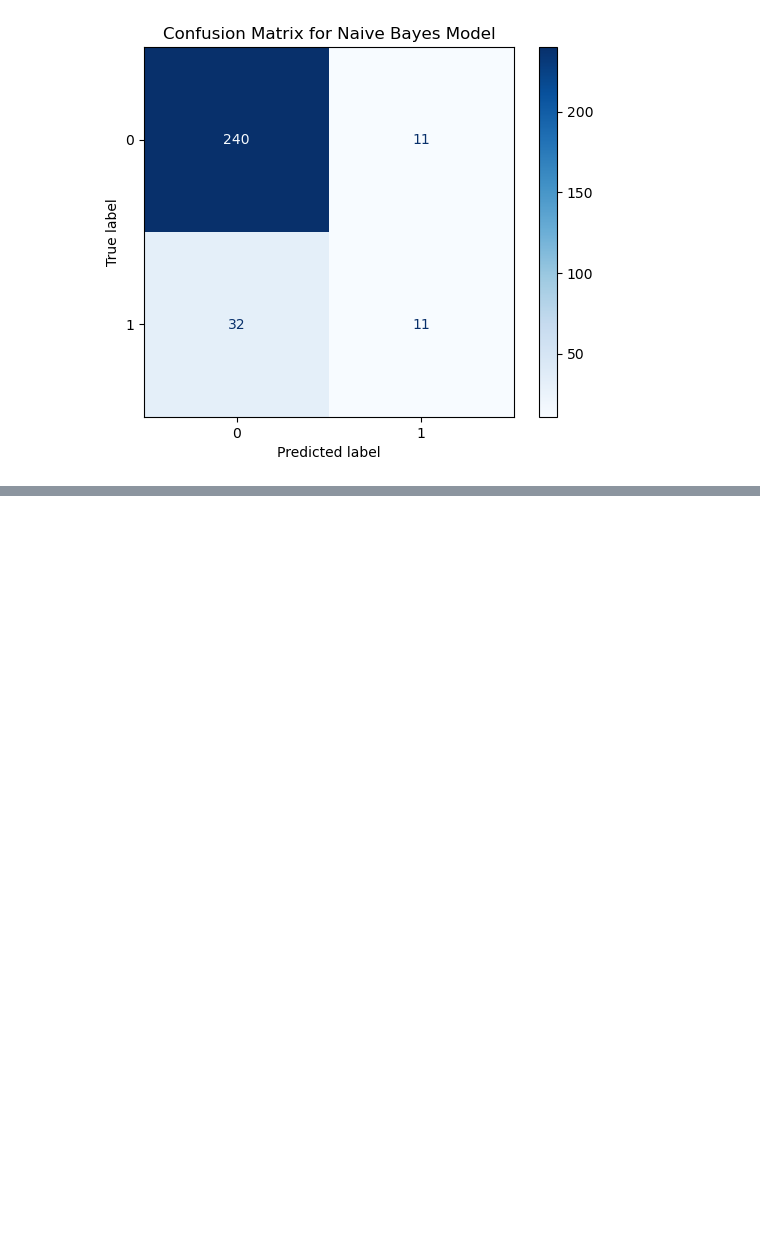
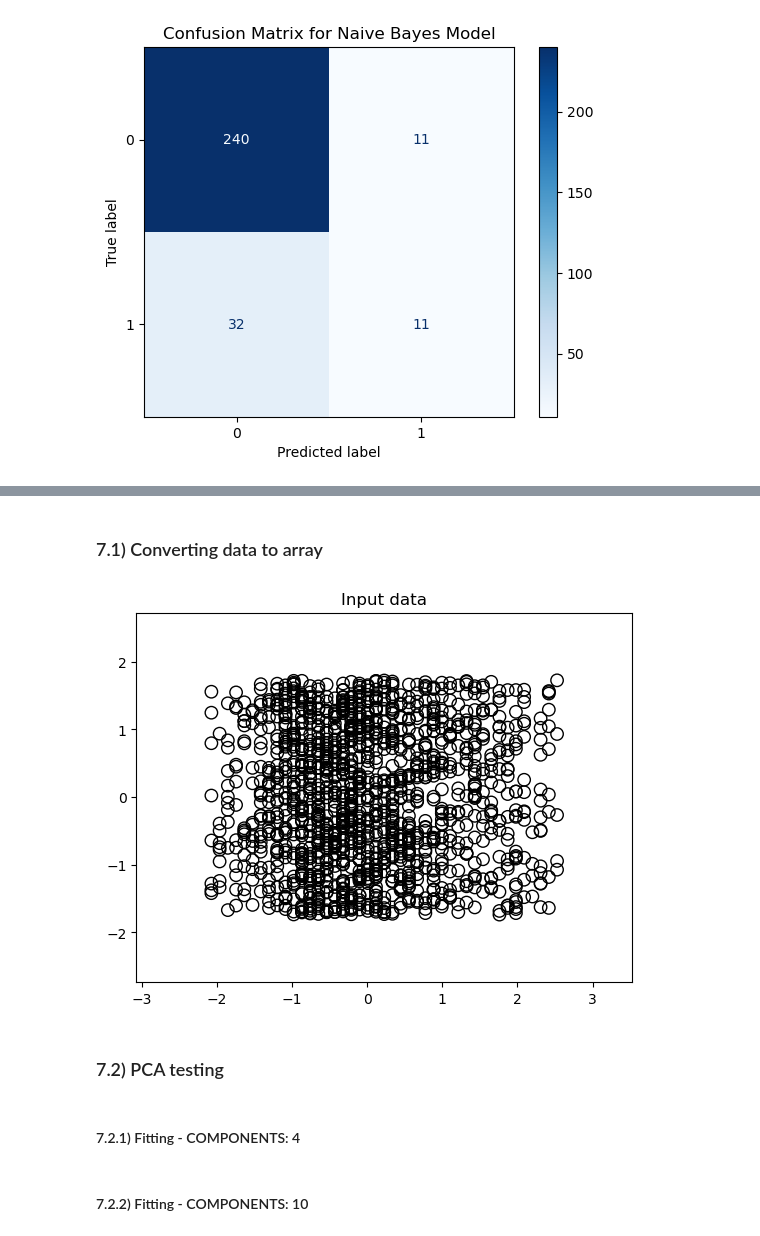
Before and after one commit to TRossen89/BI_MP_Assignments, a Jupyter notebook: MP4_Machine_learning_for_analysis_and_prediction_of_attrition.ipynb, the cells around one changed output, grey strips where cells are left out. Drawn from its saved outputs; the diff is of its cells as text; code cells hidden in the pictures; blank space fills up the shorter version.

```diff
--- a/MP4_Machine_learning_for_analysis_and_prediction_of_attrition.ipynb
+++ b/MP4_Machine_learning_for_analysis_and_prediction_of_attrition.ipynb
@@ -574,0 +670,29 @@ plt.show()
+# %% [markdown]
+### 7.1) Converting data to array
+# %%
+# With Attrition
+df_clust = final_df.drop(columns="Attrition_Yes")
+array_of_data_clust = df_clust.values
+# %%
+# Plot the data
+plt.figure()
+plt.title('Input data')
+
+# calculate the range of coordinates
+x_min, x_max = array_of_data_clust[:, 0].min() - 1, array_of_data_clust[:, 0].max() + 1
+y_min, y_max = array_of_data_clust[:, 1].min() - 1, array_of_data_clust[:, 1].max() + 1
+
+# plot coordinates
+plt.xlim(x_min, x_max)
+plt.ylim(y_min, y_max)
+
+# plot the points
+plt.scatter(array_of_data_clust[:,0], array_of_data_clust[:,1], color='black', s=80, marker='o', facecolors='none')
+
+plt.show()
+# %% [output]
+[figure, added]
+# %% [markdown]
+### 7.2) PCA testing
+# %% [markdown]
+#### 7.2.1) Fitting - COMPONENTS: 4
@@ -574,0 +703,2 @@ plt.show()
+# %% [markdown]
+#### 7.2.2) Fitting - COMPONENTS: 10
```
Also changed, not shown: parts of 48 cells of this notebook.
